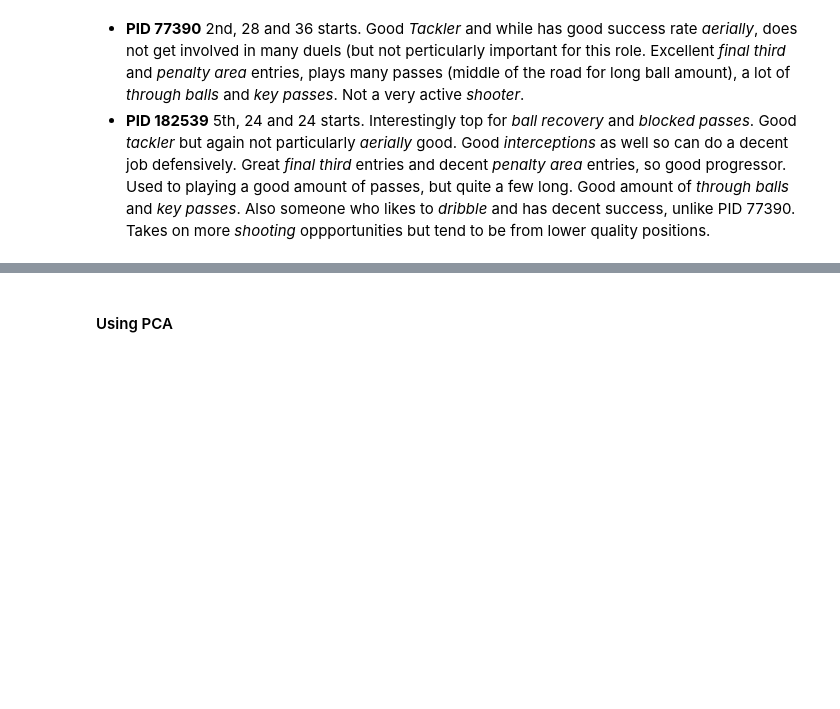
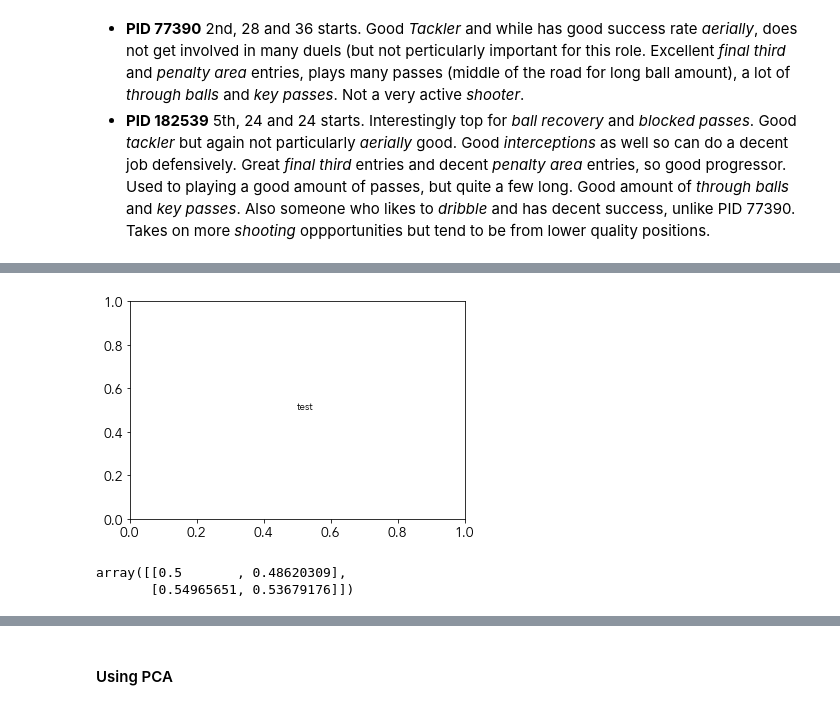
Before and after one commit to JPManuel/data_analyst_task, a Jupyter notebook: player_shortlists.ipynb, the cells around one changed output, grey strips where cells are left out. Drawn from its saved outputs; the diff is of its cells as text; code cells hidden in the pictures; blank space fills up the shorter version.

```diff
--- a/player_shortlists.ipynb
+++ b/player_shortlists.ipynb
@@ -1190,0 +1345,14 @@ df_pos_p90_per.loc[top][:10]
+# %%
+fig,ax = plt.subplots()
+ax.set_xlim(0,1)
+ax.set_ylim(0,1)
+test = ax.text(0.5,0.5,"test")
+# %% [output]
+[figure, added]
+# %%
+b = test.get_window_extent()
+inv = ax.transData.inverted()
+inv.transform(b)
+# %% [output]
+array([[0.5       , 0.48620309],
+       [0.54965651, 0.53679176]])
```
Also changed, not shown: parts of 64 cells of this notebook.
